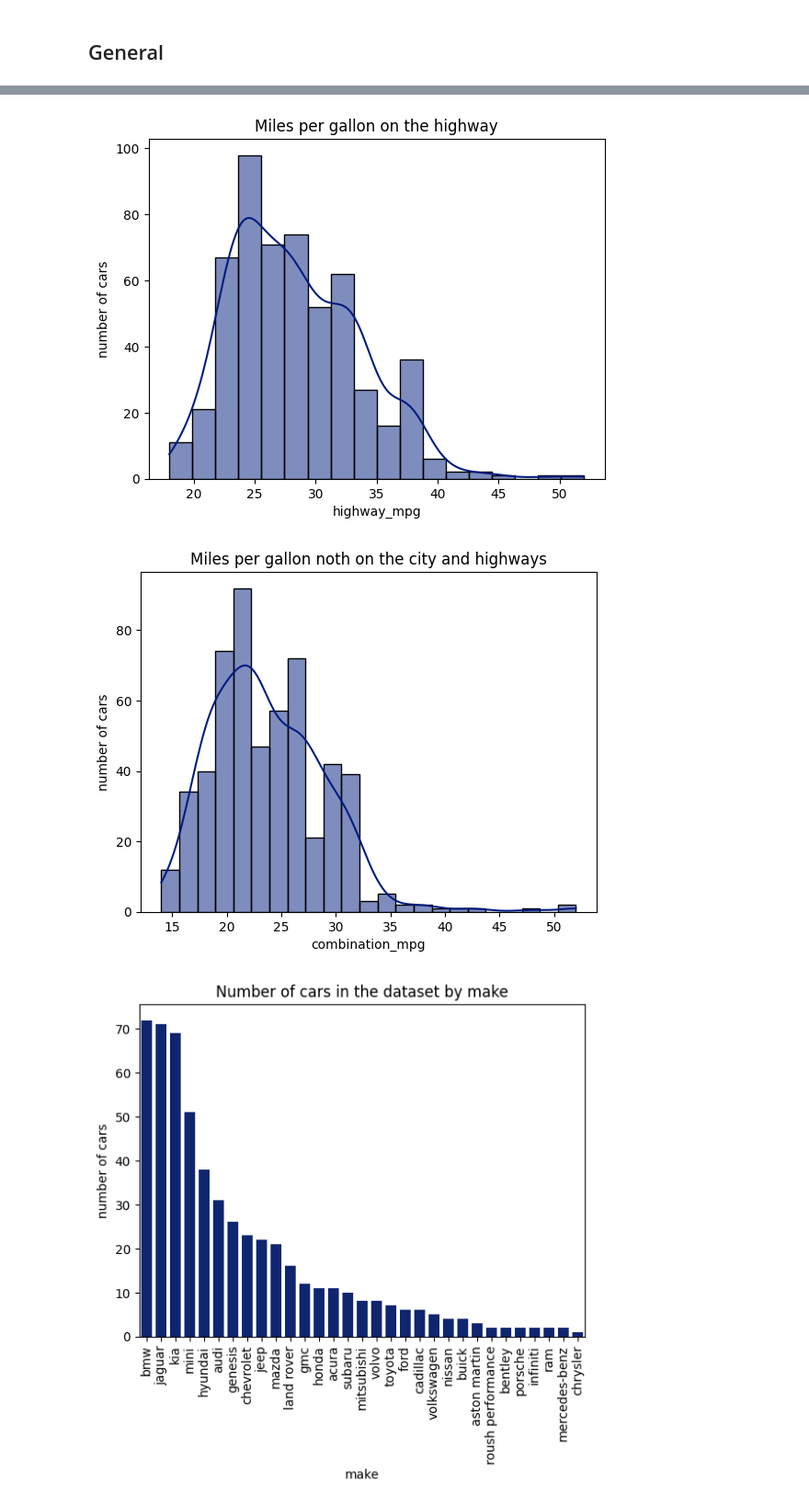
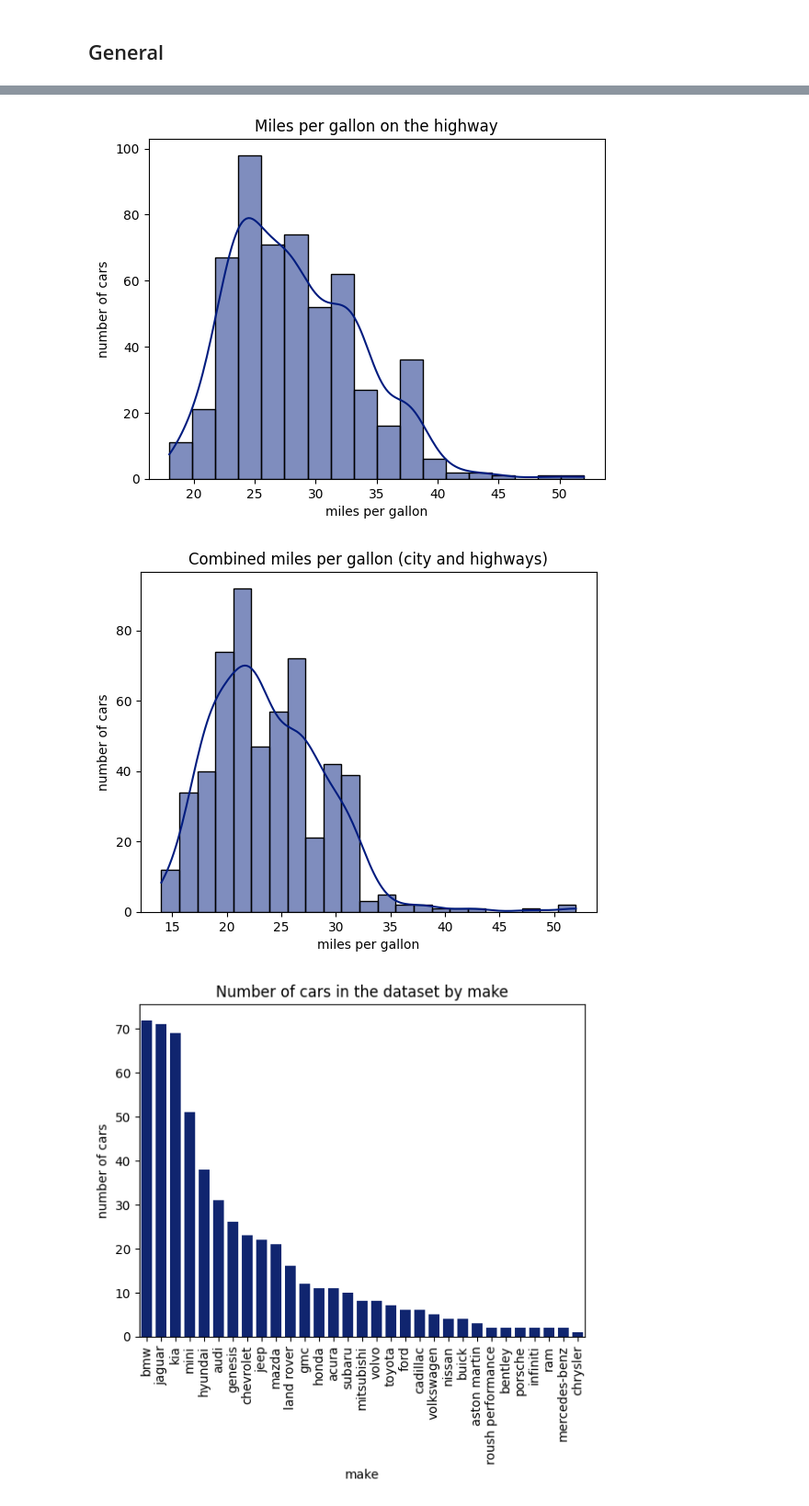
Before and after one commit to anmar36a/Data-Analysis, a Jupyter notebook: Car_Fuel_Efficiency.ipynb, the cells around one changed output, grey strips where cells are left out. Shown at 92% size. Drawn from its saved outputs; the diff is of its cells as text; code cells hidden in the pictures.

```diff
--- a/Car_Fuel_Efficiency.ipynb
+++ b/Car_Fuel_Efficiency.ipynb
@@ -73,8 +67,8 @@ df.isnull().sum()
 | year | 0 |
 dtype: int64
 # %%
-# Since there are only 2 null variables, I chose to remove those rows
-df = df[~df['cylinders'].isnull()]
+# Null rows removed since there are only 2
+df.drop(df[df['cylinders'].isnull()].index, inplace=True)
 df.isnull().sum()
 # %% [output]
 |  | 0 |
@@ -172,11 +166,14 @@ for i in df.columns:
     sns.histplot(df[i], kde=True)
     match i:
       case 'city_mpg':
-        plt.title('Miles per gallon on the city')
+        title = 'Miles per gallon on the city'
       case 'highway_mpg':
-        plt.title('Miles per gallon on the highway')
+        title = 'Miles per gallon on the highway'
       case 'combination_mpg':
-        plt.title('Miles per gallon noth on the city and highways')
+        title = 'Combined miles per gallon (city and highways)'
+    plt.title(title)
     plt.ylabel('number of cars')
+    plt.xlabel('miles per gallon')
+    plt.savefig(title, format='png')
     plt.show()
 # %% [output]
@@ -184,5 +181,5 @@ for i in df.columns:
-[figure, old version]
+[figure, new version]
-[figure, old version]
+[figure, new version]
 # %%
 for i in df.columns:
   if i not in ['model', 'city_mpg', 'highway_mpg', 'combination_mpg']:
```
Also changed, not shown: parts of 14 cells of this notebook.
